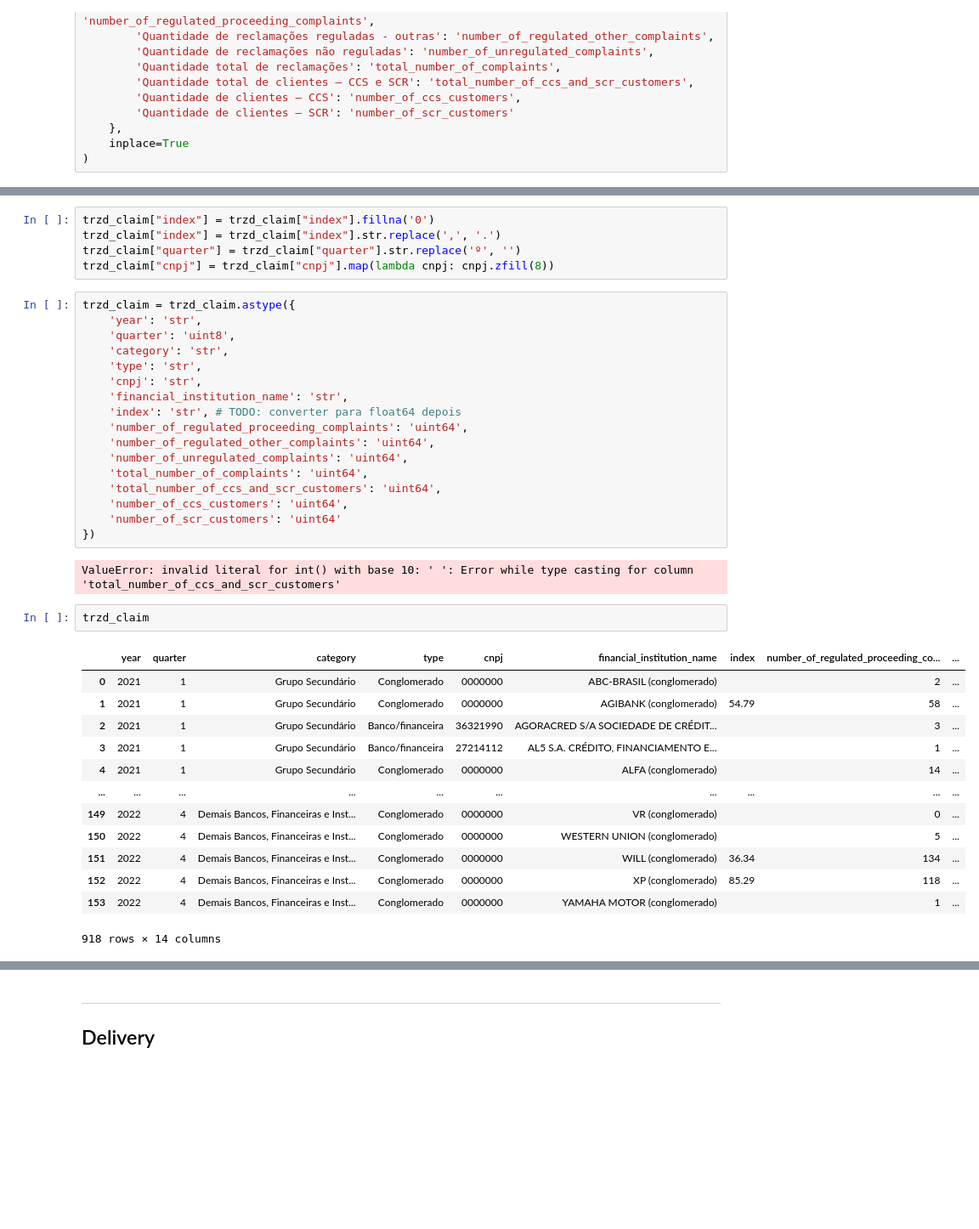
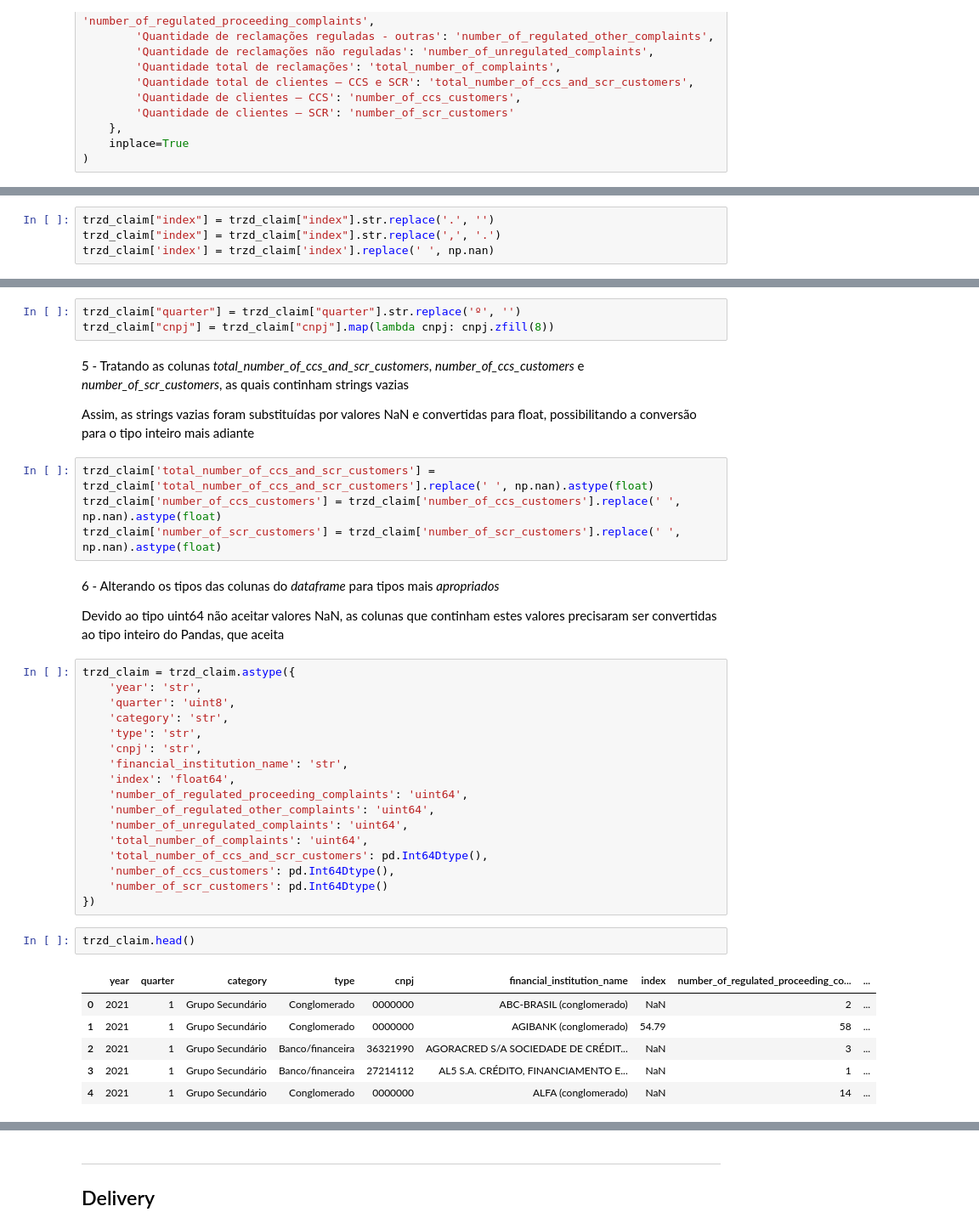
Before and after one commit to Squinelato/eEDB-011-2024-3, a Jupyter notebook: Atividade 02/etl.ipynb, the cells around one changed output, grey strips where cells are left out. Shown: that part at 85% size. Saved outputs shown, nothing was run; the diff lists cells and outputs as text; blank space fills up the shorter version.

```diff
--- a/Atividade 02/etl.ipynb
+++ b/Atividade 02/etl.ipynb
@@ -335,0 +339,4 @@ Name: count, Length: 267, dtype: int64
+# %%
+trzd_claim["index"] = trzd_claim["index"].str.replace('.', '')
+trzd_claim["index"] = trzd_claim["index"].str.replace(',', '.')
+trzd_claim['index'] = trzd_claim['index'].replace(' ', np.nan)
@@ -336,8 +348,18 @@ Name: count, Length: 267, dtype: int64
 # %%
-trzd_claim["index"] = trzd_claim["index"].fillna('0')
-trzd_claim["index"] = trzd_claim["index"].str.replace(',', '.')
 trzd_claim["quarter"] = trzd_claim["quarter"].str.replace('º', '')
 trzd_claim["cnpj"] = trzd_claim["cnpj"].map(lambda cnpj: cnpj.zfill(8))
+# %% [markdown]
+5 - Tratando as colunas _total_number_of_ccs_and_scr_customers_, _number_of_ccs_customers_ e _number_of_scr_customers_, as quais continham strings vazias
+
+Assim, as strings vazias foram substituídas por valores NaN e convertidas para float, possibilitando a conversão para o tipo inteiro mais adiante
+# %%
+trzd_claim['total_number_of_ccs_and_scr_customers'] = trzd_claim['total_number_of_ccs_and_scr_customers'].replace(' ', np.nan).astype(float)
+trzd_claim['number_of_ccs_customers'] = trzd_claim['number_of_ccs_customers'].replace(' ', np.nan).astype(float)
+trzd_claim['number_of_scr_customers'] = trzd_claim['number_of_scr_customers'].replace(' ', np.nan).astype(float)
+# %% [markdown]
+6 - Alterando os tipos das colunas do _dataframe_ para tipos mais _apropriados_
+
+Devido ao tipo uint64 não aceitar valores NaN, as colunas que continham estes valores precisaram ser convertidas ao tipo inteiro do Pandas, que aceita
 # %%
 trzd_claim = trzd_claim.astype({
     'year': 'str',
@@ -346,30 +368,21 @@ trzd_claim = trzd_claim.astype({
     'type': 'str',
     'cnpj': 'str',
     'financial_institution_name': 'str',
-    'index': 'str', # TODO: converter para float64 depois
+    'index': 'float64',
     'number_of_regulated_proceeding_complaints': 'uint64',
     'number_of_regulated_other_complaints': 'uint64',
     'number_of_unregulated_complaints': 'uint64',
     'total_number_of_complaints': 'uint64',
-    'total_number_of_ccs_and_scr_customers': 'uint64',
-    'number_of_ccs_customers': 'uint64',
-    'number_of_scr_customers': 'uint64'
+    'total_number_of_ccs_and_scr_customers': pd.Int64Dtype(),
+    'number_of_ccs_customers': pd.Int64Dtype(),
+    'number_of_scr_customers': pd.Int64Dtype()
 })
-# %% [output]
-ValueError: invalid literal for int() with base 10: ' ': Error while type casting for column 'total_number_of_ccs_and_scr_customers'
 # %%
-trzd_claim
+trzd_claim.head()
 # %% [output]
 |  | year | quarter | category | type | cnpj | financial_institution_name | index | number_of_regulated_proceeding_co... | ... |
-| 0 | 2021 | 1 | Grupo Secundário | Conglomerado | 0000000 | ABC-BRASIL (conglomerado) |  | 2 | ... |
+| 0 | 2021 | 1 | Grupo Secundário | Conglomerado | 0000000 | ABC-BRASIL (conglomerado) | NaN | 2 | ... |
 | 1 | 2021 | 1 | Grupo Secundário | Conglomerado | 0000000 | AGIBANK (conglomerado) | 54.79 | 58 | ... |
-| 2 | 2021 | 1 | Grupo Secundário | Banco/financeira | 36321990 | AGORACRED S/A SOCIEDADE DE CRÉDIT... |  | 3 | ... |
-| 3 | 2021 | 1 | Grupo Secundário | Banco/financeira | 27214112 | AL5 S.A. CRÉDITO, FINANCIAMENTO E... |  | 1 | ... |
-| 4 | 2021 | 1 | Grupo Secundário | Conglomerado | 0000000 | ALFA (conglomerado) |  | 14 | ... |
-| ... | ... | ... | ... | ... | ... | ... | ... | ... | ... |
-| 149 | 2022 | 4 | Demais Bancos, Financeiras e Inst... | Conglomerado | 0000000 | VR (conglomerado) |  | 0 | ... |
-| 150 | 2022 | 4 | Demais Bancos, Financeiras e Inst... | Conglomerado | 0000000 | WESTERN UNION (conglomerado) |  | 5 | ... |
-| 151 | 2022 | 4 | Demais Bancos, Financeiras e Inst... | Conglomerado | 0000000 | WILL (conglomerado) | 36.34 | 134 | ... |
-| 152 | 2022 | 4 | Demais Bancos, Financeiras e Inst... | Conglomerado | 0000000 | XP (conglomerado) | 85.29 | 118 | ... |
-| 153 | 2022 | 4 | Demais Bancos, Financeiras e Inst... | Conglomerado | 0000000 | YAMAHA MOTOR (conglomerado) |  | 1 | ... |
+| 2 | 2021 | 1 | Grupo Secundário | Banco/financeira | 36321990 | AGORACRED S/A SOCIEDADE DE CRÉDIT... | NaN | 3 | ... |
+| 3 | 2021 | 1 | Grupo Secundário | Banco/financeira | 27214112 | AL5 S.A. CRÉDITO, FINANCIAMENTO E... | NaN | 1 | ... |
+| 4 | 2021 | 1 | Grupo Secundário | Conglomerado | 0000000 | ALFA (conglomerado) | NaN | 14 | ... |
-918 rows × 14 columns
```
Also changed, not shown: parts of 34 cells of this notebook, 6 other files.
